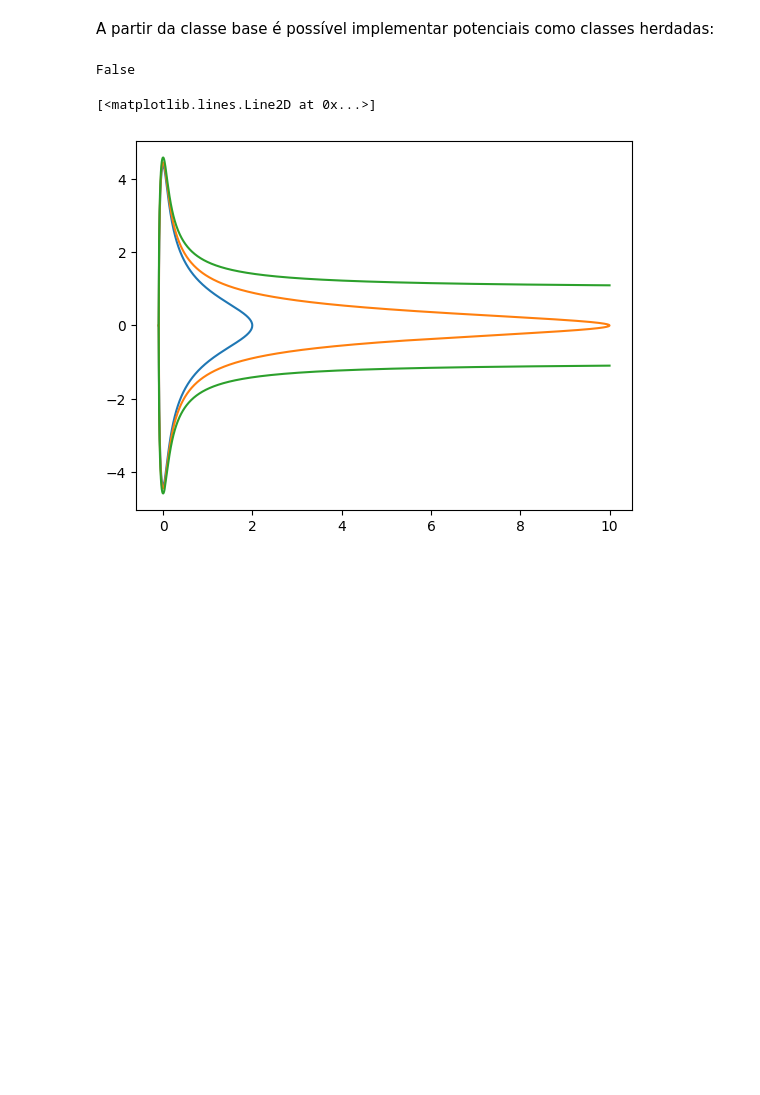
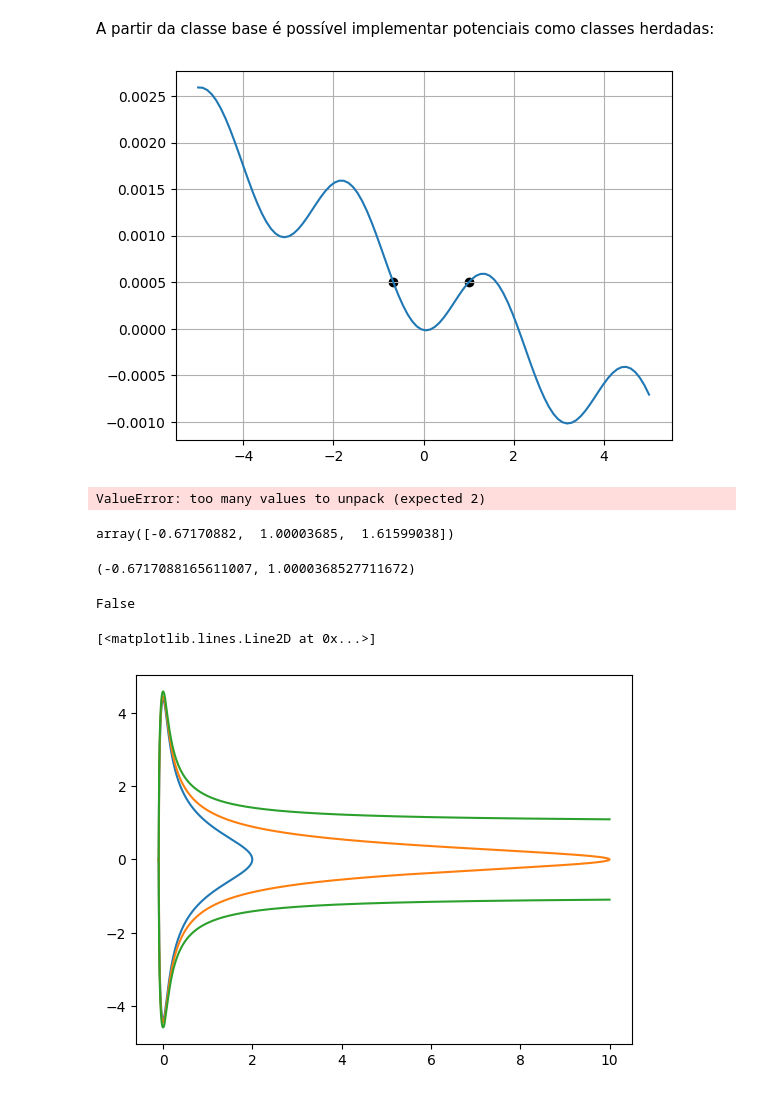
Before and after one commit to Gabriel-Amici/MorseCoulomb, a Jupyter notebook: notebooks/development/classes/class_dev_copy.ipynb, the cells around one changed output. Drawn from its saved outputs; the diff is of its cells as text; code cells hidden in the pictures; blank space fills up the shorter version.

Commit message:
(WIP) Adapt Potential class to work in general potentials
- Add RFSinusoid potential as a test (WIP)

```diff
--- a/notebooks/development/classes/class_dev_copy.ipynb
+++ b/notebooks/development/classes/class_dev_copy.ipynb
@@ -376,3 +448,36 @@ class MorseSoftCoulomb(Potential):
+# %%
+rf1 = RFSinusoid(alpha=0.1, U0=3, omg=2, k=100, E0=3, V=10, phi0=0.2)
+# %%
+tau = np.linspace(-5, 5, 100)
+
+plt.plot(tau, rf1.value(tau))
+roots = rf1.return_points(0.0005)
+
+x0 = 1
+
+left = roots[roots < x0]
+right = roots[roots > x0]
+
+t1 = left[-1]
+t2 = right[0]
+
+plt.scatter(t1, rf1.value(t1), c="black")
+plt.scatter(t2, rf1.value(t2), c="black")
+plt.grid()
+# %% [output]
+[figure, added]
+# %%
+rf1.phase_space(0.0005, N=100)
+# %% [output]
+ValueError: too many values to unpack (expected 2)
+# %%
+roots
+# %% [output]
+array([-0.67170882,  1.00003685,  1.61599038])
+# %%
+rf1.return_points(0.0005, -1, 1.3)
+# %% [output]
+(-0.6717088165611007, 1.0000368527711672)
 # %%
 msc = MorseSoftCoulomb(alpha=0.1)
 # %%
```
Also changed, not shown: parts of 3 cells of this notebook.
